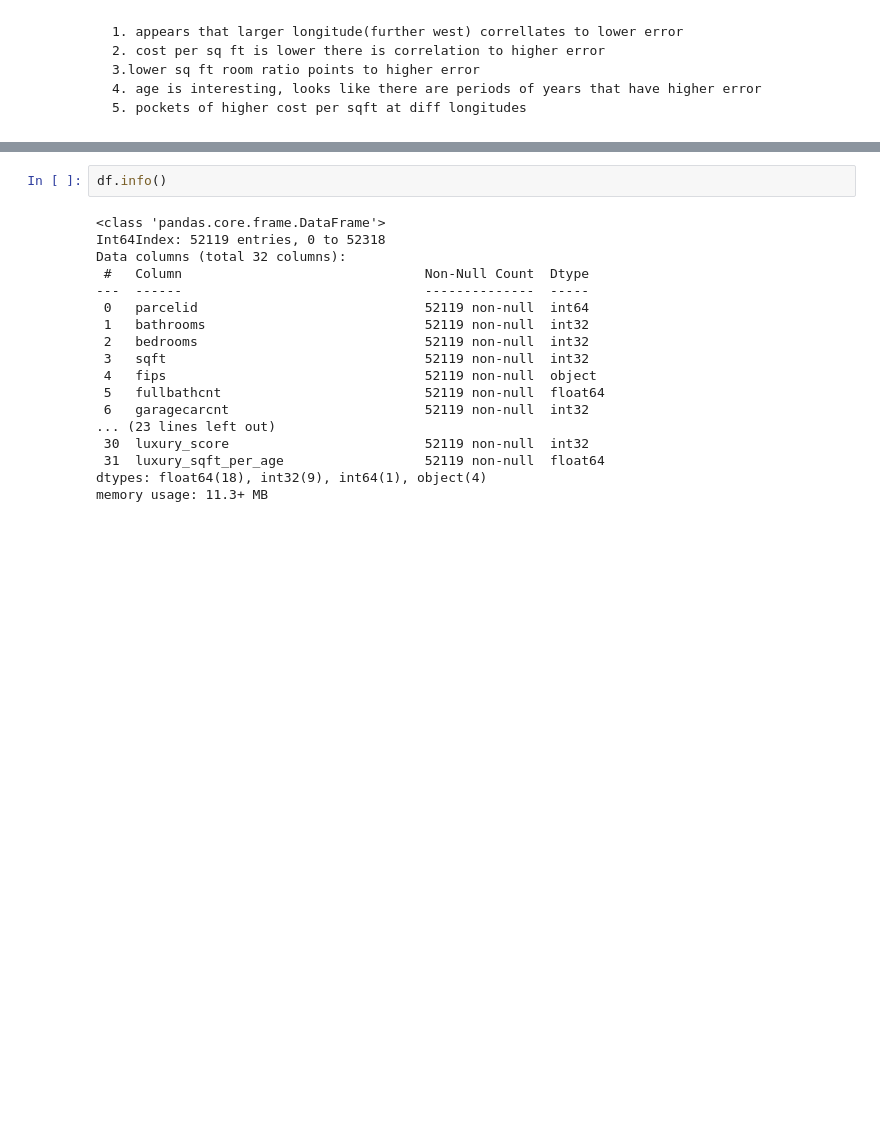
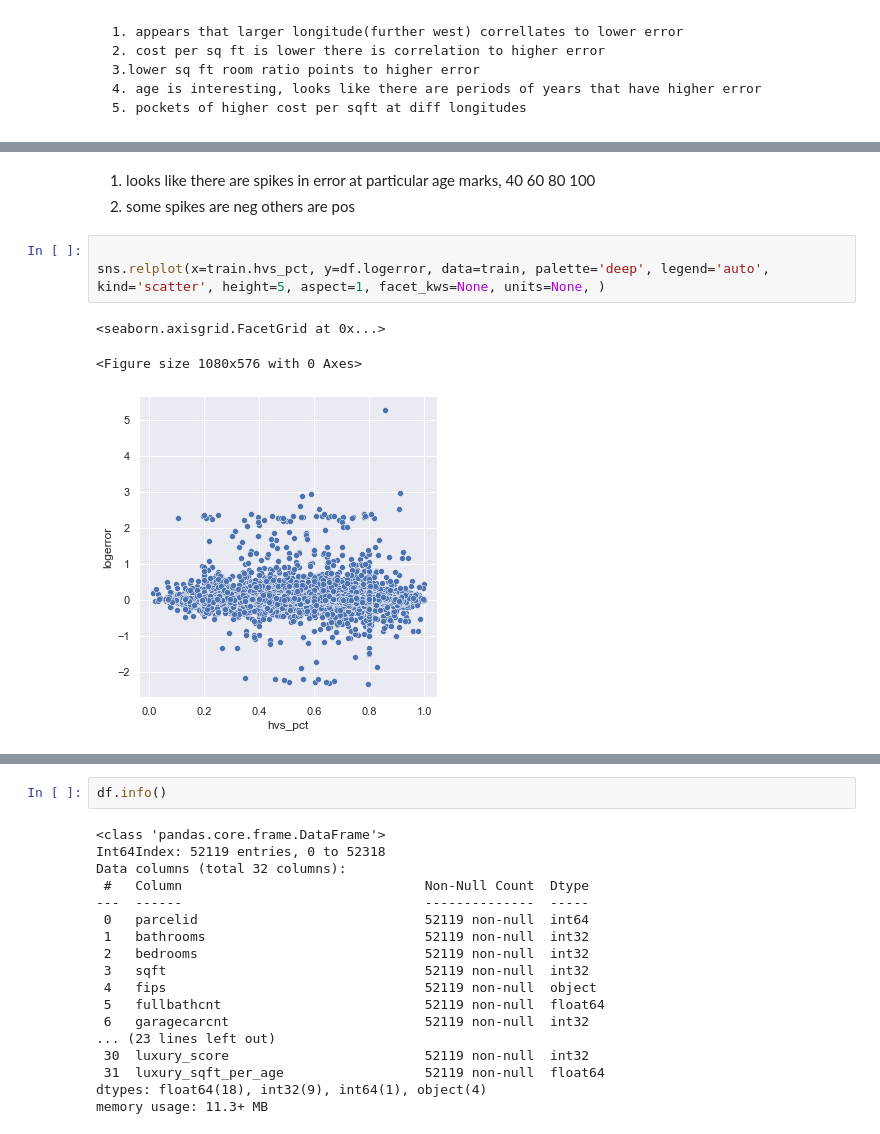
Before and after one commit to tim-keriazes/clustering_exercises, a Jupyter notebook: clustering_exercises_wrangle.ipynb, the cells around one changed output, grey strips where cells are left out. Saved outputs shown, nothing was run; the diff lists cells and outputs as text; blank space fills up the shorter version.

```diff
--- a/clustering_exercises_wrangle.ipynb
+++ b/clustering_exercises_wrangle.ipynb
@@ -870,3 +936,13 @@ sns.relplot(x=train.age, y=df.logerror, data=train, palette='deep', legend='auto
 [figure]
+# %% [markdown]
+1.  looks like there are spikes in error at particular age marks, 40 60 80 100
+2. some spikes are neg others are pos
+# %%
+
+sns.relplot(x=train.hvs_pct, y=df.logerror, data=train, palette='deep', legend='auto', kind='scatter', height=5, aspect=1, facet_kws=None, units=None, )
+# %% [output]
+<seaborn.axisgrid.FacetGrid at 0x...>
+<Figure size 1080x576 with 0 Axes>
+[figure, added]
 # %%
 sns.pairplot(data = train, hue = 'logerror_bins',
```
Also changed, not shown: parts of 131 cells of this notebook.
